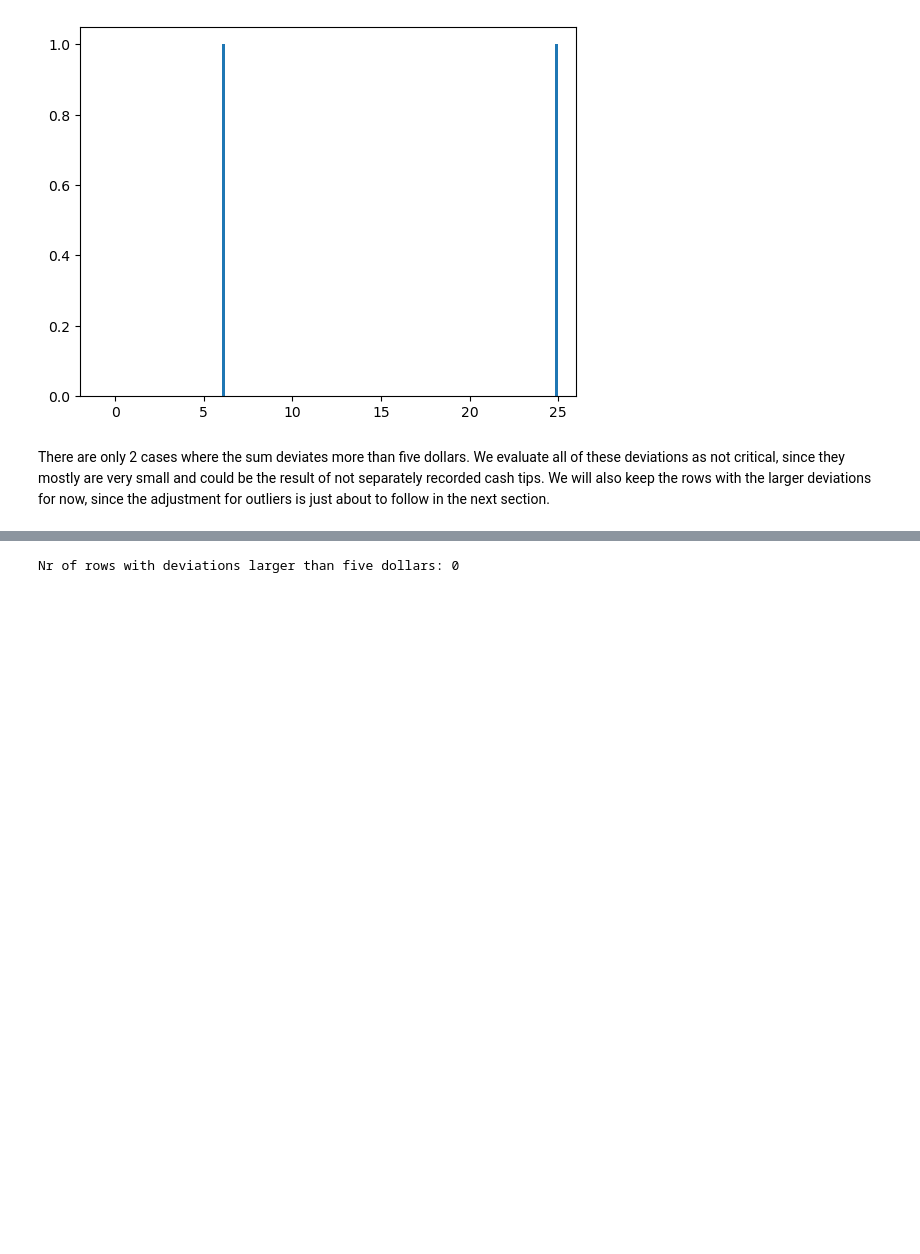
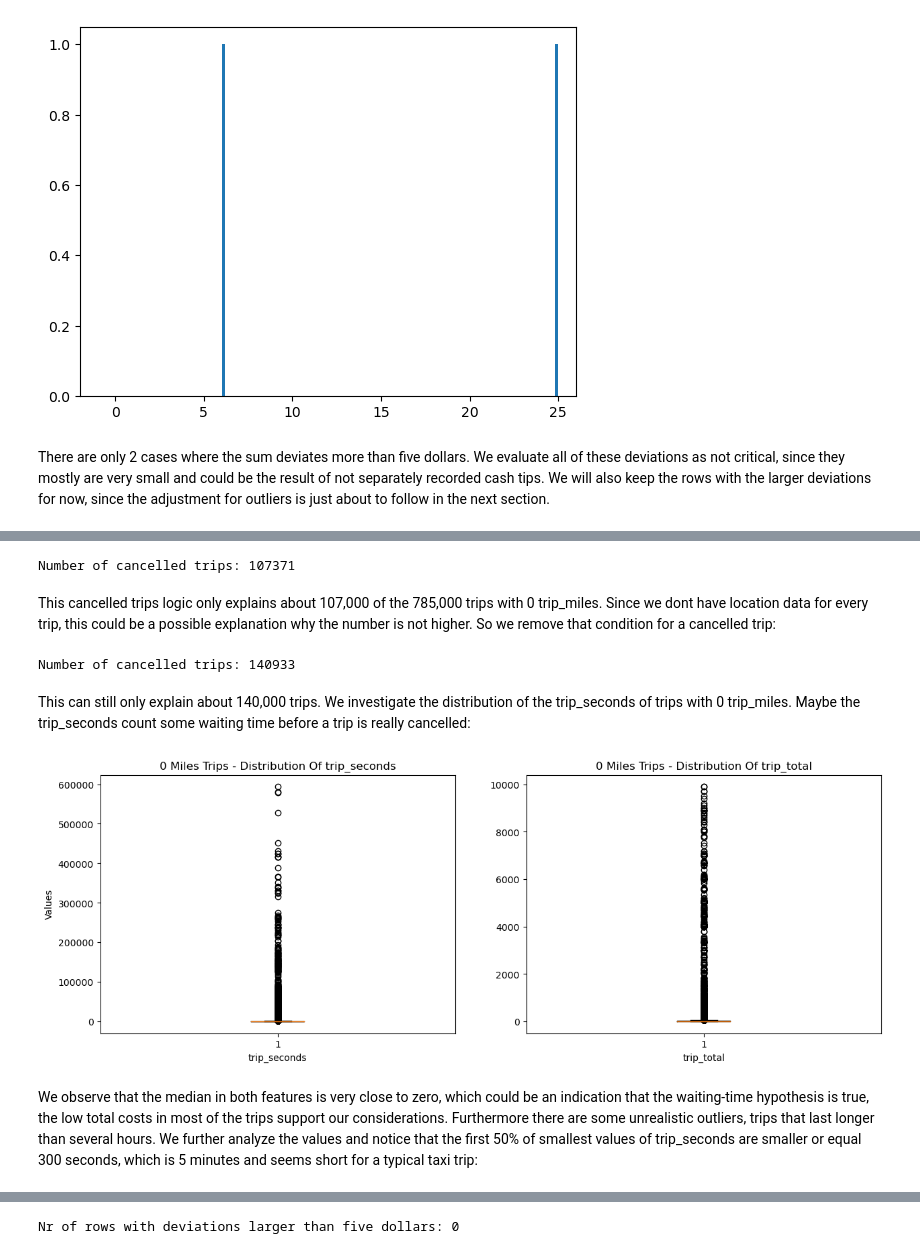
Before and after one commit to madxox/AAA_Teamassignment, a Jupyter notebook: 01_preparation_taxidata_jl.ipynb, the cells around one changed output, grey strips where cells are left out. Saved outputs shown, nothing was run; the diff lists cells and outputs as text; code cells hidden in the pictures; blank space fills up the shorter version.

Commit message:
update data prep

```diff
--- a/01_preparation_taxidata_jl.ipynb
+++ b/01_preparation_taxidata_jl.ipynb
@@ -345,0 +403,27 @@ df_outliers = df
+# %%
+condition_geolocation = (df['pickup_centroid_location'].notna()) & (df['dropoff_centroid_location'].notna()) & (df['pickup_centroid_location'].notna() == df['dropoff_centroid_location'].notna())
+
+condition = (condition_geolocation & ( df['trip_miles'] == 0 ) & ( df['trip_seconds'] == 0 ))
+
+df_cancelled = df[condition]
+print(f'Number of cancelled trips: {df_cancelled.shape[0]}')
+# %% [output]
+Number of cancelled trips: 107371
+# %% [markdown]
+This cancelled trips logic only explains about 107,000 of the 785,000 trips with 0 trip_miles. Since we dont have location data for every trip, this could be a possible explanation why the number is not higher. So we remove that condition for a cancelled trip:
+# %%
+condition = (( df['trip_miles'] == 0 ) & ( df['trip_seconds'] == 0 ))
+df_cancelled = df[condition]
+print(f'Number of cancelled trips: {df_cancelled.shape[0]}')
+# %% [output]
+Number of cancelled trips: 140933
+# %% [markdown]
+This can still only explain about 140,000 trips. We investigate the distribution of the trip_seconds of trips with 0 trip_miles. Maybe the trip_seconds count some waiting time before a trip is really cancelled:
+# %%
+df_miles_zero = df[df['trip_miles'] == 0]
+# %%
+two_feature_boxplots(df_miles_zero)
+# %% [output]
+[figure, added]
+# %% [markdown]
+We observe that the median in both features is very close to zero, which could be an indication that the waiting-time hypothesis is true, the low total costs in most of the trips support our considerations. Furthermore there are some unrealistic outliers, trips that last longer than several hours. We further analyze the values and notice that the first 50% of smallest values of trip_seconds are smaller or equal 300 seconds, which is 5 minutes and seems short for a typical taxi trip:
```
Also changed, not shown: parts of 78 cells of this notebook, 3 other files.
